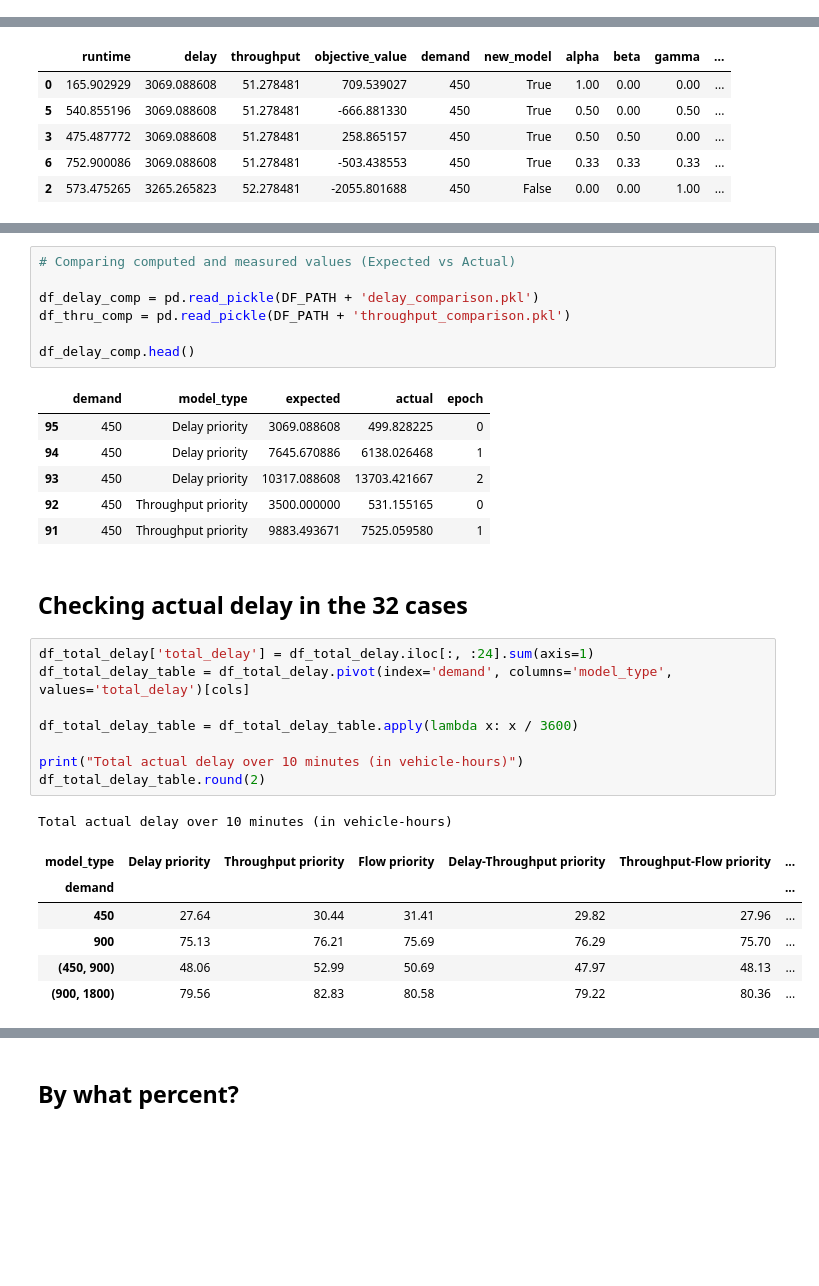
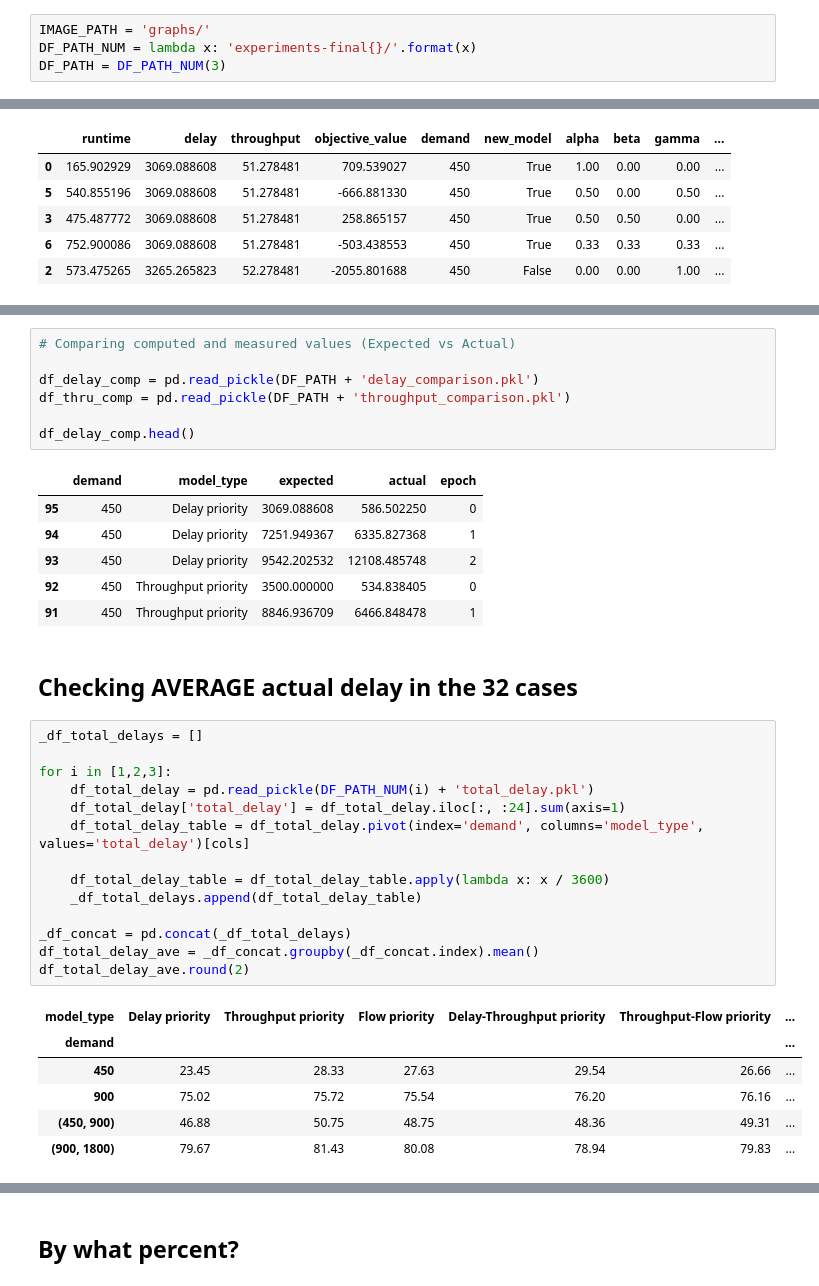
Before and after one commit to DEGABGED/ctm_data_processing, a Jupyter notebook: Analysis of Results.ipynb, the cells around one changed output, grey strips where cells are left out. Drawn from its saved outputs; the diff is of its cells as text; blank space fills up the shorter version.

```diff
--- a/Analysis of Results.ipynb
+++ b/Analysis of Results.ipynb
@@ -10,3 +7,7 @@ DF_PATH = 'experiments/'
+# %%
+IMAGE_PATH = 'graphs/'
+DF_PATH_NUM = lambda x: 'experiments-final{}/'.format(x)
+DF_PATH = DF_PATH_NUM(3)
 # %% [markdown]
 ### Needed Constants and Variables
 # %%
@@ -105,27 +106,32 @@ df_thru_comp = pd.read_pickle(DF_PATH + 'throughput_comparison.pkl')
 df_delay_comp.head()
 # %% [output]
 |  | demand | model_type | expected | actual | epoch |
-| 95 | 450 | Delay priority | 3069.088608 | 499.828225 | 0 |
-| 94 | 450 | Delay priority | 7645.670886 | 6138.026468 | 1 |
-| 93 | 450 | Delay priority | 10317.088608 | 13703.421667 | 2 |
-| 92 | 450 | Throughput priority | 3500.000000 | 531.155165 | 0 |
-| 91 | 450 | Throughput priority | 9883.493671 | 7525.059580 | 1 |
+| 95 | 450 | Delay priority | 3069.088608 | 586.502250 | 0 |
+| 94 | 450 | Delay priority | 7251.949367 | 6335.827368 | 1 |
+| 93 | 450 | Delay priority | 9542.202532 | 12108.485748 | 2 |
+| 92 | 450 | Throughput priority | 3500.000000 | 534.838405 | 0 |
+| 91 | 450 | Throughput priority | 8846.936709 | 6466.848478 | 1 |
 # %% [markdown]
-## Checking actual delay in the 32 cases
+## Checking AVERAGE actual delay in the 32 cases
 # %%
-df_total_delay['total_delay'] = df_total_delay.iloc[:, :24].sum(axis=1)
-df_total_delay_table = df_total_delay.pivot(index='demand', columns='model_type', values='total_delay')[cols]
+_df_total_delays = []
 
-df_total_delay_table = df_total_delay_table.apply(lambda x: x / 3600)
+for i in [1,2,3]:
+    df_total_delay = pd.read_pickle(DF_PATH_NUM(i) + 'total_delay.pkl')
+    df_total_delay['total_delay'] = df_total_delay.iloc[:, :24].sum(axis=1)
+    df_total_delay_table = df_total_delay.pivot(index='demand', columns='model_type', values='total_delay')[cols]
 
-print("Total actual delay over 10 minutes (in vehicle-hours)")
-df_total_delay_table.round(2)
+    df_total_delay_table = df_total_delay_table.apply(lambda x: x / 3600)
+    _df_total_delays.append(df_total_delay_table)
+
+_df_concat = pd.concat(_df_total_delays)
+df_total_delay_ave = _df_concat.groupby(_df_concat.index).mean()
+df_total_delay_ave.round(2)
 # %% [output]
-Total actual delay over 10 minutes (in vehicle-hours)
 | model_type | Delay priority | Throughput priority | Flow priority | Delay-Throughput priority | Throughput-Flow priority | ... |
 | demand |  |  |  |  |  | ... |
-| 450 | 27.64 | 30.44 | 31.41 | 29.82 | 27.96 | ... |
-| 900 | 75.13 | 76.21 | 75.69 | 76.29 | 75.70 | ... |
-| (450, 900) | 48.06 | 52.99 | 50.69 | 47.97 | 48.13 | ... |
-| (900, 1800) | 79.56 | 82.83 | 80.58 | 79.22 | 80.36 | ... |
+| 450 | 23.45 | 28.33 | 27.63 | 29.54 | 26.66 | ... |
+| 900 | 75.02 | 75.72 | 75.54 | 76.20 | 76.16 | ... |
+| (450, 900) | 46.88 | 50.75 | 48.75 | 48.36 | 49.31 | ... |
+| (900, 1800) | 79.67 | 81.43 | 80.08 | 78.94 | 79.83 | ... |
 # %%
```
Also changed, not shown: parts of 10 cells of this notebook, 1 other file.
